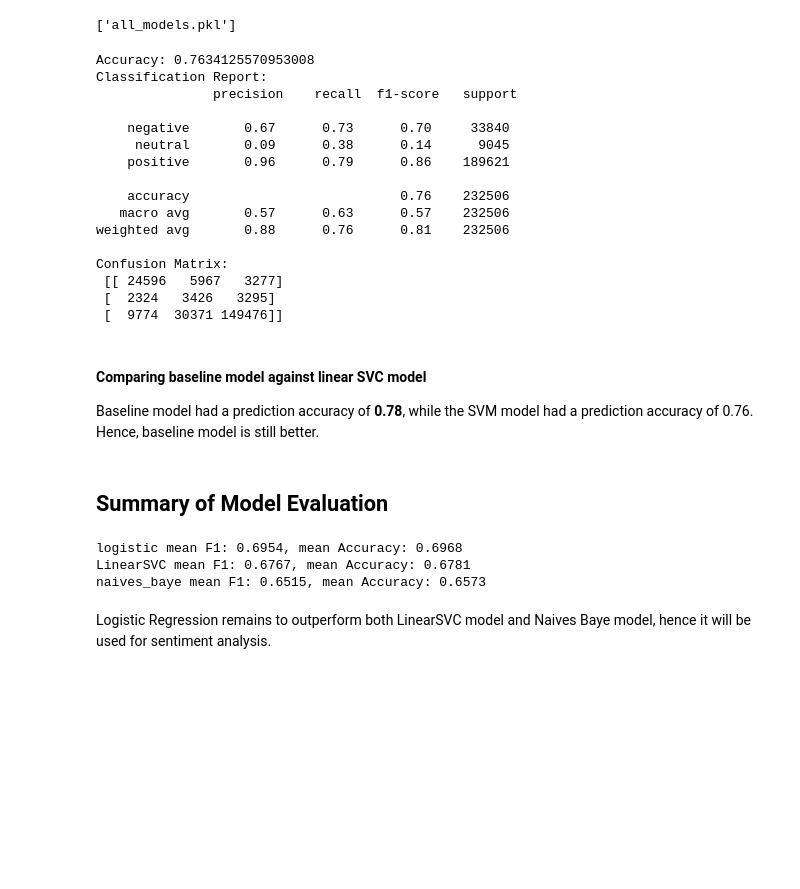
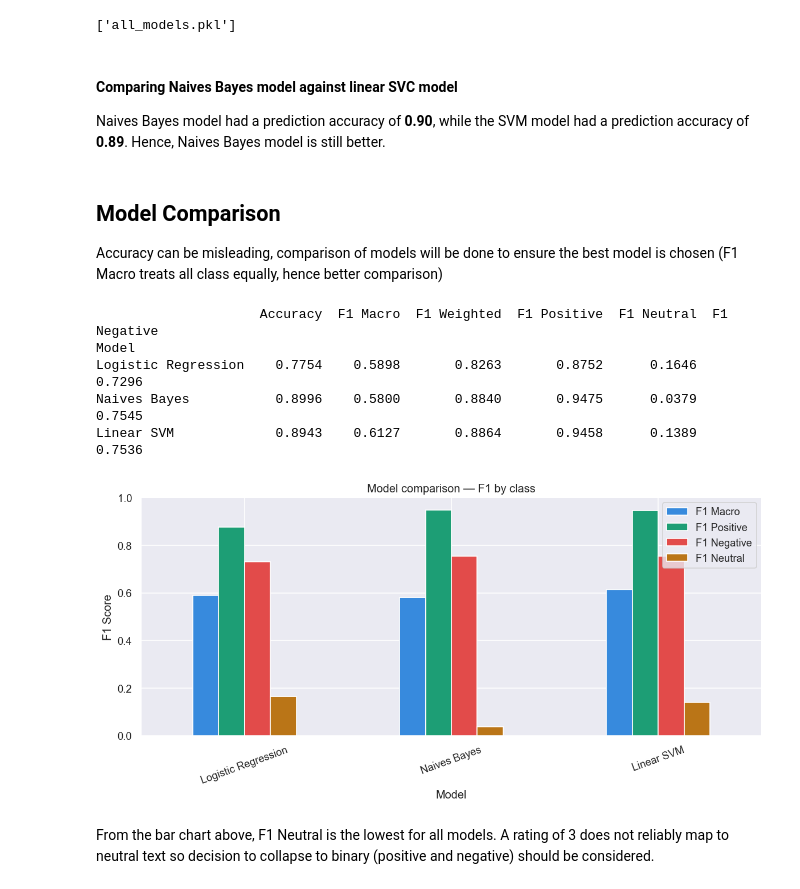
Before and after one commit to ChewYiSiang/sentiment-analysis-lazada, a Jupyter notebook: Sentimental Analysis (Lazada).ipynb, the cells around one changed output. Saved outputs shown, nothing was run; the diff lists cells and outputs as text; code cells hidden in the pictures; blank space fills up the shorter version.

Commit message:
update: analysis

```diff
--- a/Sentimental Analysis (Lazada).ipynb
+++ b/Sentimental Analysis (Lazada).ipynb
@@ -640,47 +683,53 @@ models["LinearSVC"] = svm_model
 joblib.dump(models, "all_models.pkl")
 # %% [output]
 ['all_models.pkl']
-# %%
-# # Evaluate nb model
-y_pred_svm = svm_model.predict(X_test_scaled)
-print("Accuracy:", accuracy_score(y_test, y_pred_svm))
-print("Classification Report:\n", classification_report(y_test, y_pred_svm))
-print("Confusion Matrix:\n", confusion_matrix(y_test, y_pred_svm))
-# %% [output]
-Accuracy: 0.7634125570953008
-Classification Report:
-               precision    recall  f1-score   support
-
-    negative       0.67      0.73      0.70     33840
-     neutral       0.09      0.38      0.14      9045
-    positive       0.96      0.79      0.86    189621
-
-    accuracy                           0.76    232506
-   macro avg       0.57      0.63      0.57    232506
-weighted avg       0.88      0.76      0.81    232506
-
-Confusion Matrix:
- [[ 24596   5967   3277]
- [  2324   3426   3295]
- [  9774  30371 149476]]
 # %% [markdown]
-#### Comparing baseline model against linear SVC model
-Baseline model had a prediction accuracy of **0.78**, while the SVM model had a prediction accuracy of 0.76. Hence, baseline model is still better.
+#### Comparing Naives Bayes model against linear SVC model
+Naives Bayes model had a prediction accuracy of **0.90**, while the SVM model had a prediction accuracy of **0.89**. Hence, Naives Bayes model is still better.
 # %% [markdown]
-## Summary of Model Evaluation
+## Model Comparison
+Accuracy can be misleading, comparison of models will be done to ensure the best model is chosen (F1 Macro treats all class equally, hence better comparison)
 # %%
 # Comparing all models
-scoring = {
-    'accuracy': 'accuracy',
-    'f1_macro': 'f1_macro',  # macro-average for multi-class or imbalanced
-}
+model_entries = [
+    ("Logistic Regression", lr_pipe, y_pred_lr),
+    ("Naives Bayes", nb_best, y_pred_nb),
+    ("Linear SVM", svm_best, y_pred_svm)
+]
 
-for name, model in models.items():
-    scores = cross_validate(model, X_train_scaled, y_bal, scoring=scoring, cv=5, n_jobs=-1)
-    print(f"{name} mean F1: {scores['test_f1_macro'].mean():.4f}, mean Accuracy: {scores['test_accuracy'].mean():.4f}")
+results = []
+
+for name, pipeline, y_pred in model_entries:
+    per_class = f1_score(y_test, y_pred, average=None, labels=["positive", "neutral", "negative"])
+    results.append({
+        "Model": name,
+        "Accuracy": round(accuracy_score(y_test, y_pred), 4),
+        "F1 Macro": round(f1_score(y_test, y_pred, average="macro"), 4),
+        "F1 Weighted":  round(f1_score(y_test, y_pred, average="weighted"), 4),
+        "F1 Positive":  round(per_class[0], 4),
+        "F1 Neutral":   round(per_class[1], 4),
+        "F1 Negative":  round(per_class[2], 4),
+    })
+
+comparison_df = pd.DataFrame(results).set_index("Model")
+print(comparison_df.to_string())
 # %% [output]
-logistic mean F1: 0.6954, mean Accuracy: 0.6968
-LinearSVC mean F1: 0.6767, mean Accuracy: 0.6781
-naives_baye mean F1: 0.6515, mean Accuracy: 0.6573
+                     Accuracy  F1 Macro  F1 Weighted  F1 Positive  F1 Neutral  F1 Negative
+Model
+Logistic Regression    0.7754    0.5898       0.8263       0.8752      0.1646       0.7296
+Naives Bayes           0.8996    0.5800       0.8840       0.9475      0.0379       0.7545
+Linear SVM             0.8943    0.6127       0.8864       0.9458      0.1389       0.7536
+# %%
+comparison_df[["F1 Macro", "F1 Positive", "F1 Negative", "F1 Neutral"]].plot(
+    kind="bar", figsize=(10, 5), rot=20,
+    title="Model comparison — F1 by class",
+    color=["#378ADD", "#1D9E75", "#E24B4A", "#BA7517"]
+)
+plt.ylabel("F1 Score"),
+plt.ylim(0, 1),
+plt.tight_layout(),
+plt.show()
+# %% [output]
+[figure, added]
 # %% [markdown]
-Logistic Regression remains to outperform both LinearSVC model and Naives Baye model, hence it will be used for sentiment analysis.
+From the bar chart above, F1 Neutral is the lowest for all models. A rating of 3 does not reliably map to neutral text so decision to collapse to binary (positive and negative) should be considered.
```
Also changed, not shown: parts of 28 cells of this notebook, 2 other files.
